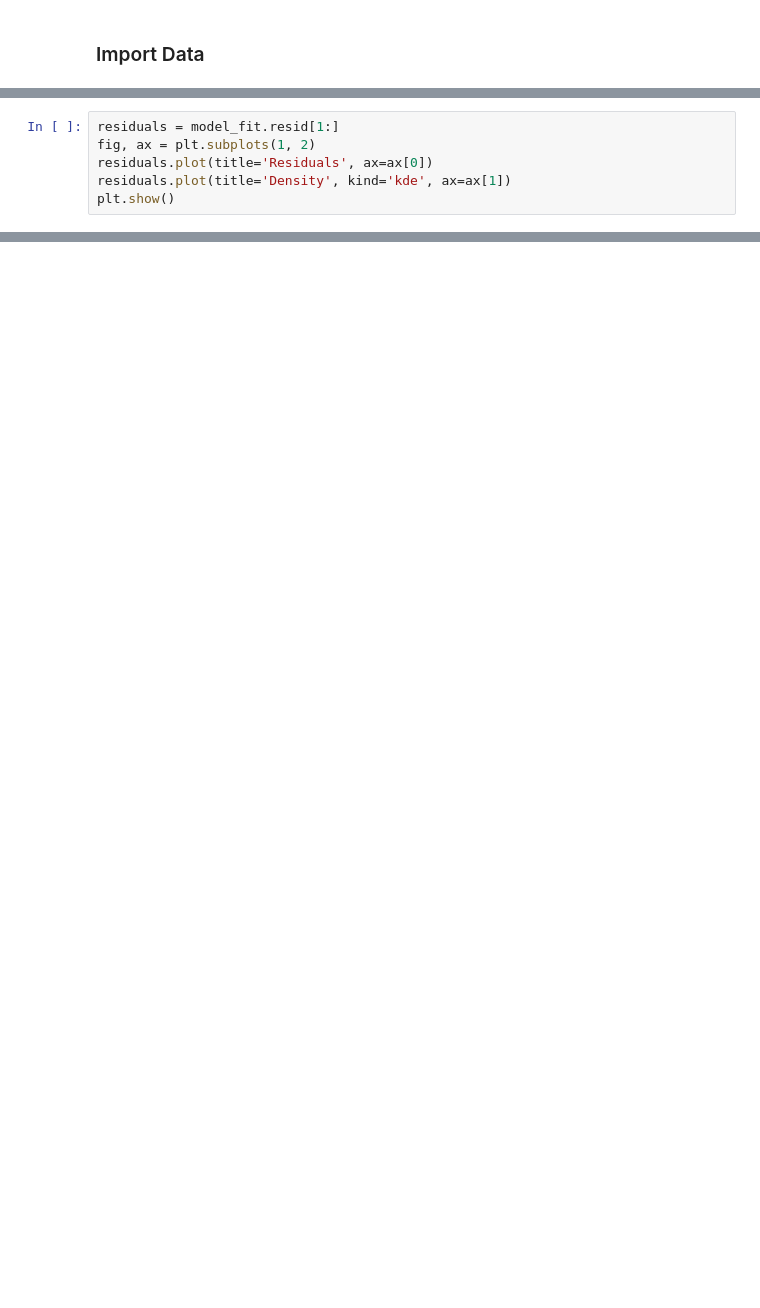
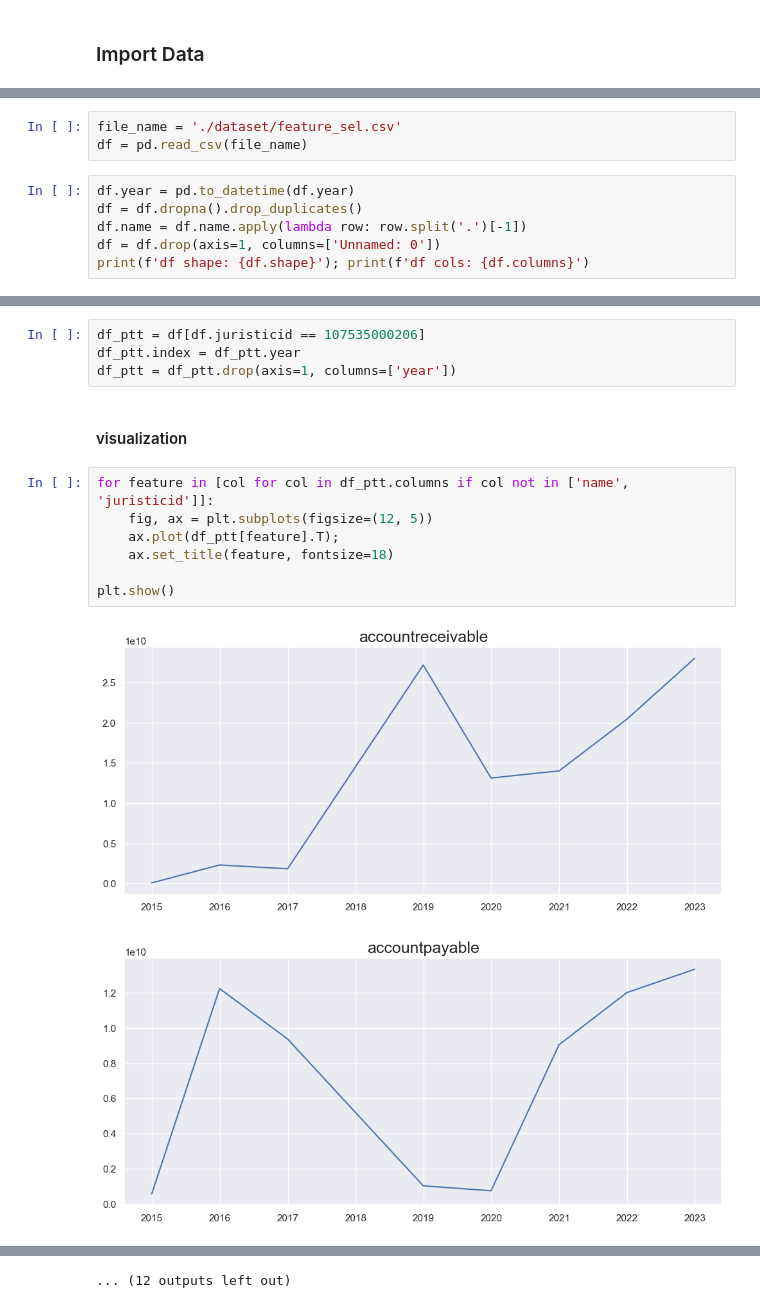
Before and after one commit to SirapopChu/GIS_manipulation, a Jupyter notebook: FNet.ipynb, the cells around one changed output, grey strips where cells are left out. Cells and saved outputs as stored; diff of their text form; blank space fills up the shorter version.

```diff
--- a/FNet.ipynb
+++ b/FNet.ipynb
@@ -31,6 +15,0 @@ print(model_fit.summary())
-# %%
-residuals = model_fit.resid[1:]
-fig, ax = plt.subplots(1, 2)
-residuals.plot(title='Residuals', ax=ax[0])
-residuals.plot(title='Density', kind='kde', ax=ax[1])
-plt.show()
@@ -67,0 +16,9 @@ print(f'rmse - manual: {rmse}')
+# %%
+file_name = './dataset/feature_sel.csv'
+df = pd.read_csv(file_name)
+# %%
+df.year = pd.to_datetime(df.year)
+df = df.dropna().drop_duplicates()
+df.name = df.name.apply(lambda row: row.split('.')[-1])
+df = df.drop(axis=1, columns=['Unnamed: 0'])
+print(f'df shape: {df.shape}'); print(f'df cols: {df.columns}')
@@ -67,0 +39,16 @@ print(f'rmse - manual: {rmse}')
+# %%
+df_ptt = df[df.juristicid == 107535000206]
+df_ptt.index = df_ptt.year
+df_ptt = df_ptt.drop(axis=1, columns=['year'])
+# %% [markdown]
+#### visualization
+# %%
+for feature in [col for col in df_ptt.columns if col not in ['name', 'juristicid']]:
+    fig, ax = plt.subplots(figsize=(12, 5))
+    ax.plot(df_ptt[feature].T);
+    ax.set_title(feature, fontsize=18)
+
+plt.show()
+# %% [output]
+[figure, added]
+[figure, added]
@@ -67,0 +65 @@ print(f'rmse - manual: {rmse}')
+... (12 outputs left out)
```
Also changed, not shown: parts of 27 cells of this notebook, 4 other files.
